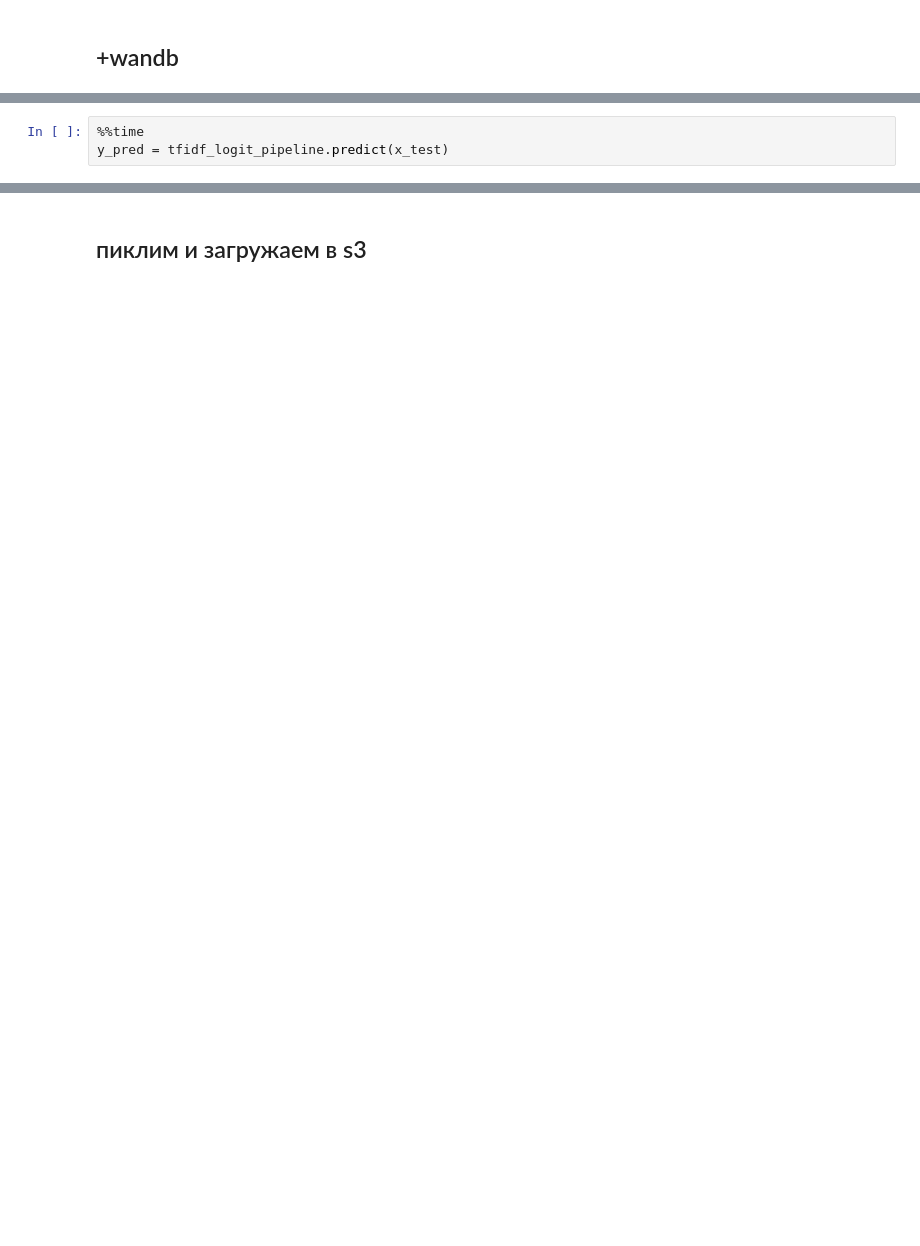
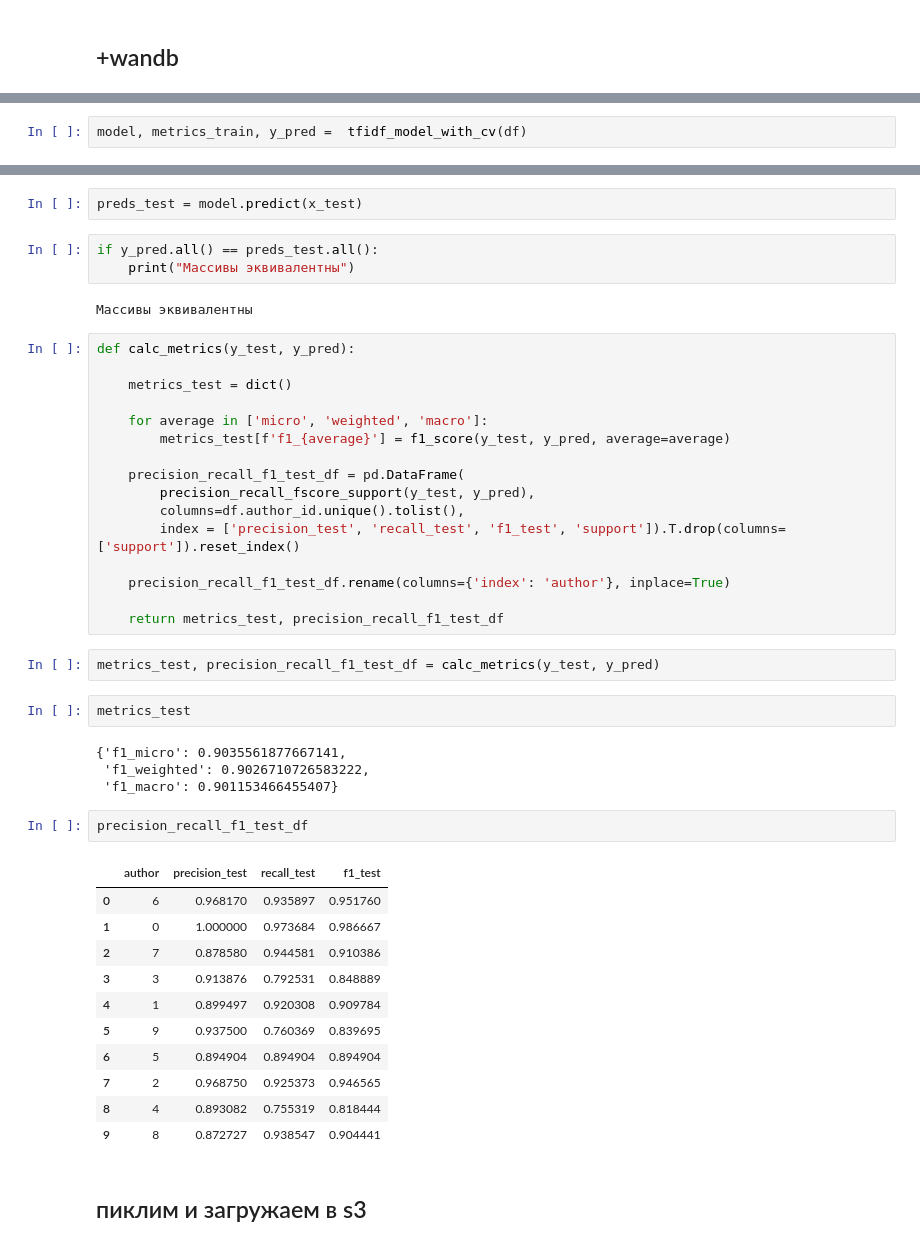
Before and after one commit to kirill-rubashevskiy/mlds23-authorship-identification, a Jupyter notebook: ML/ML_DM.ipynb, the cells around one changed output, grey strips where cells are left out. Saved outputs shown, nothing was run; the diff lists cells and outputs as text; blank space fills up the shorter version.

```diff
--- a/ML/ML_DM.ipynb
+++ b/ML/ML_DM.ipynb
@@ -242,3 +329,0 @@ tfidf_logit_pipeline = tfidf_model(x_train, y_train)
-# %%
-%%time
-y_pred = tfidf_logit_pipeline.predict(x_test)
@@ -259,0 +382,2 @@ f1_score(y_test, y_pred, average='weighted')
+# %%
+model, metrics_train, y_pred =  tfidf_model_with_cv(df)
@@ -260,3 +411,48 @@ f1_score(y_test, y_pred, average='weighted')
+# %%
+preds_test = model.predict(x_test)
+# %%
+if y_pred.all() == preds_test.all():
+    print("Массивы эквивалентны")
+# %% [output]
+Массивы эквивалентны
+# %%
+def calc_metrics(y_test, y_pred):
+
+    metrics_test = dict()
+
+    for average in ['micro', 'weighted', 'macro']:
+        metrics_test[f'f1_{average}'] = f1_score(y_test, y_pred, average=average)
+
+    precision_recall_f1_test_df = pd.DataFrame(
+        precision_recall_fscore_support(y_test, y_pred),
+        columns=df.author_id.unique().tolist(),
+        index = ['precision_test', 'recall_test', 'f1_test', 'support']).T.drop(columns=['support']).reset_index()
+
+    precision_recall_f1_test_df.rename(columns={'index': 'author'}, inplace=True)
+
+    return metrics_test, precision_recall_f1_test_df
+# %%
+metrics_test, precision_recall_f1_test_df = calc_metrics(y_test, y_pred)
+# %%
+metrics_test
+# %% [output]
+{'f1_micro': 0.9035561877667141,
+ 'f1_weighted': 0.9026710726583222,
+ 'f1_macro': 0.901153466455407}
+# %%
+precision_recall_f1_test_df
+# %% [output]
+|  | author | precision_test | recall_test | f1_test |
+| 0 | 6 | 0.968170 | 0.935897 | 0.951760 |
+| 1 | 0 | 1.000000 | 0.973684 | 0.986667 |
+| 2 | 7 | 0.878580 | 0.944581 | 0.910386 |
+| 3 | 3 | 0.913876 | 0.792531 | 0.848889 |
+| 4 | 1 | 0.899497 | 0.920308 | 0.909784 |
+| 5 | 9 | 0.937500 | 0.760369 | 0.839695 |
+| 6 | 5 | 0.894904 | 0.894904 | 0.894904 |
+| 7 | 2 | 0.968750 | 0.925373 | 0.946565 |
+| 8 | 4 | 0.893082 | 0.755319 | 0.818444 |
+| 9 | 8 | 0.872727 | 0.938547 | 0.904441 |
 # %% [markdown]
 ## пиклим и загружаем в s3
 # %%
```
Also changed, not shown: parts of 47 cells of this notebook.
